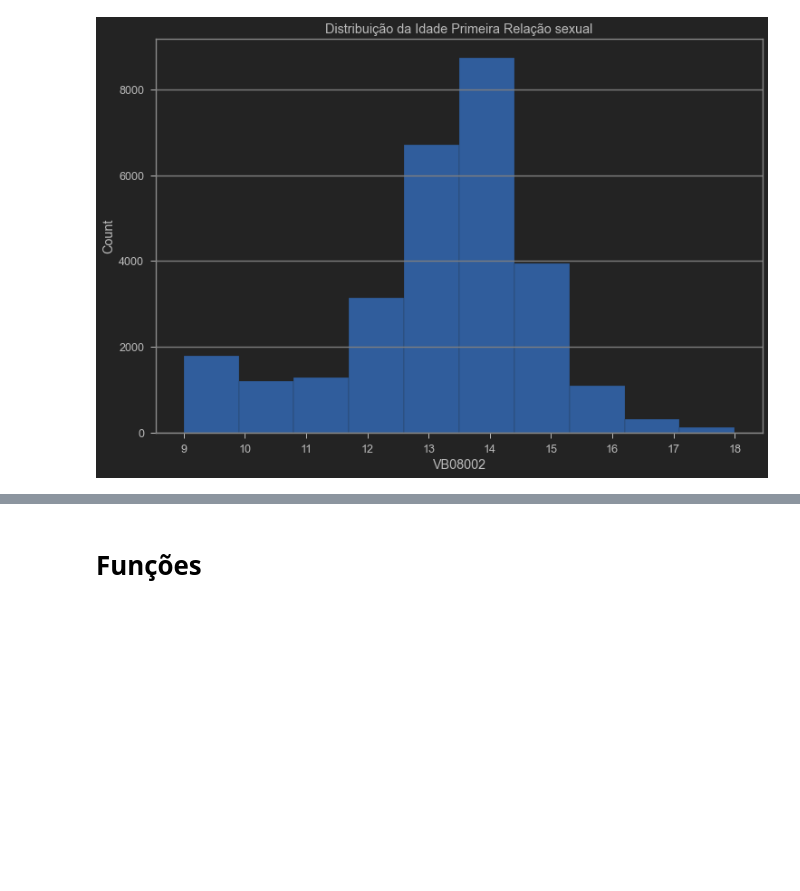
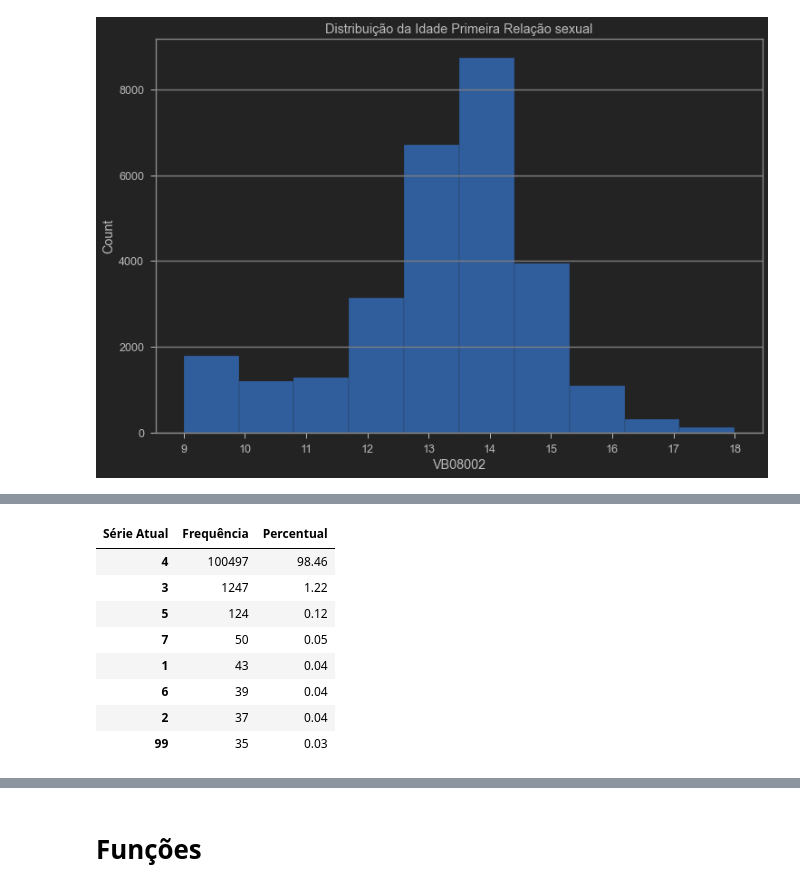
Before and after one commit to Igor-Arantes/Bootcamp-Data-Science-Aplicada, a Jupyter notebook: Igor_Arantes_Desafio_03.ipynb, the cells around one changed output, grey strips where cells are left out. Cells and saved outputs as stored; diff of their text form; code cells hidden in the pictures; blank space fills up the shorter version.

```diff
--- a/Igor_Arantes_Desafio_03.ipynb
+++ b/Igor_Arantes_Desafio_03.ipynb
@@ -107,0 +128,12 @@ plt.show()
+# %%
+tabela_frequencia(dados,'VB01021','Série Atual')
+# %% [output]
+| Série Atual | Frequência | Percentual |
+| 4 | 100497 | 98.46 |
+| 3 | 1247 | 1.22 |
+| 5 | 124 | 0.12 |
+| 7 | 50 | 0.05 |
+| 1 | 43 | 0.04 |
+| 6 | 39 | 0.04 |
+| 2 | 37 | 0.04 |
+| 99 | 35 | 0.03 |
```
Also changed, not shown: parts of 5 cells of this notebook.
